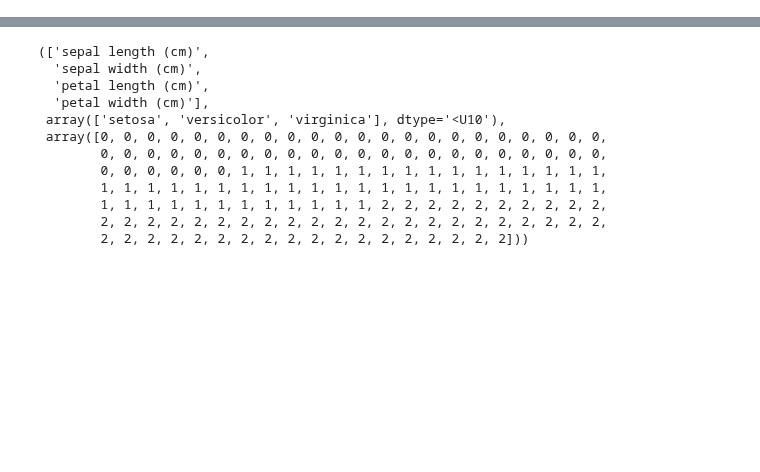
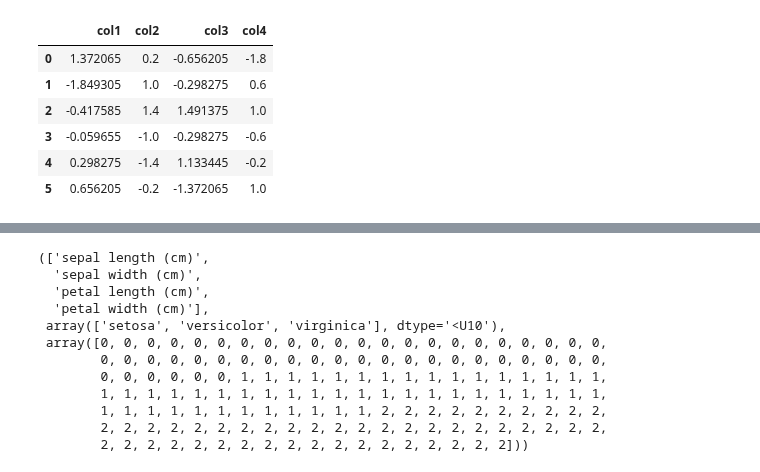
Before and after one commit to raj-shr-git/AAIC_Practice, a Jupyter notebook: VIDEO_PRACTICE/MODULE-1/M2_PCA.ipynb, the cells around one changed output, grey strips where cells are left out. Cells and saved outputs as stored; diff of their text form; code cells hidden in the pictures; blank space fills up the shorter version.

```diff
--- a/VIDEO_PRACTICE/MODULE-1/M2_PCA.ipynb
+++ b/VIDEO_PRACTICE/MODULE-1/M2_PCA.ipynb
@@ -9,0 +56,11 @@ from sklearn.datasets import load_iris
+# %%
+toy_df_nrm = pd.DataFrame(ss.fit_transform(toy_df),columns=toy_df.columns)
+toy_df_nrm
+# %% [output]
+|  | col1 | col2 | col3 | col4 |
+| 0 | 1.372065 | 0.2 | -0.656205 | -1.8 |
+| 1 | -1.849305 | 1.0 | -0.298275 | 0.6 |
+| 2 | -0.417585 | 1.4 | 1.491375 | 1.0 |
+| 3 | -0.059655 | -1.0 | -0.298275 | -0.6 |
+| 4 | 0.298275 | -1.4 | 1.133445 | -0.2 |
+| 5 | 0.656205 | -0.2 | -1.372065 | 1.0 |
```
Also changed, not shown: parts of 101 cells of this notebook.
